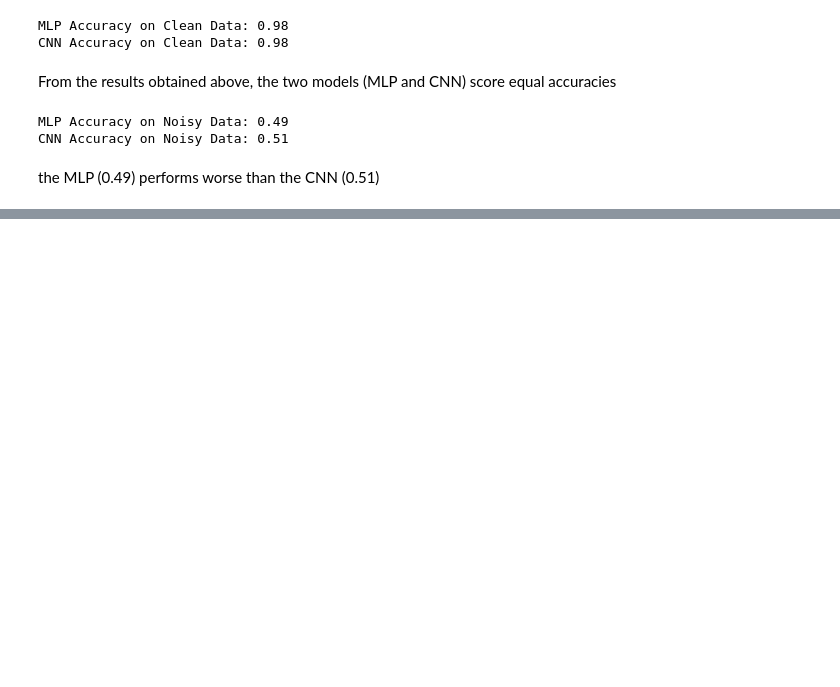
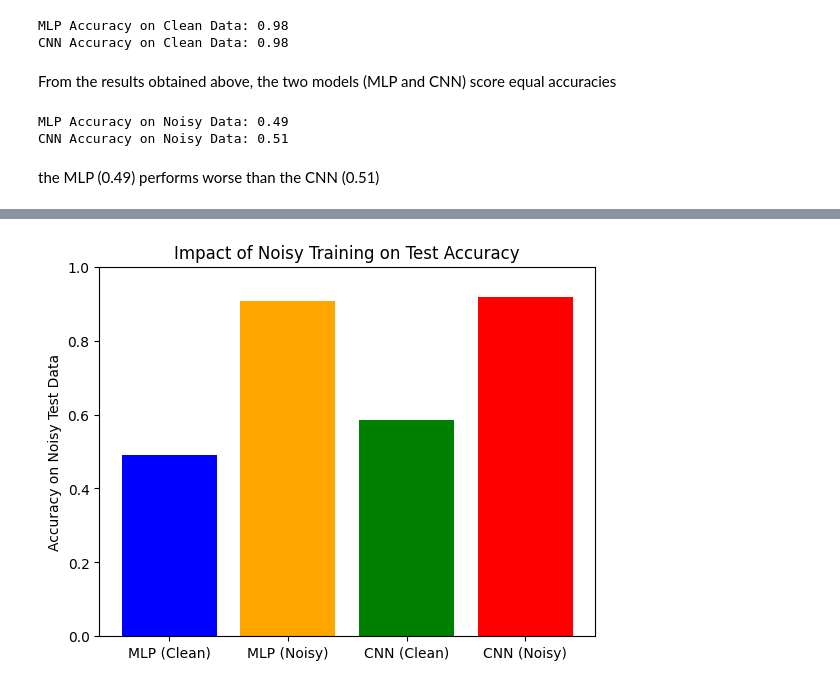
Before and after one commit to hiren-maddara/AI, a Jupyter notebook: hirenmmaddara_aiminiproject.ipynb, the cells around one changed output, grey strips where cells are left out. Saved outputs shown, nothing was run; the diff lists cells and outputs as text; code cells hidden in the pictures; blank space fills up the shorter version.

```diff
--- a/hirenmmaddara_aiminiproject.ipynb
+++ b/hirenmmaddara_aiminiproject.ipynb
@@ -231,0 +299,12 @@ plt.show()
+# %%
+# Bar chart to compare accuracies
+models = ['MLP (Clean)', 'MLP (Noisy)', 'CNN (Clean)', 'CNN (Noisy)']
+accuracies = [mlp_clean_accuracy, mlp_noisy_accuracy, cnn_clean_accuracy, cnn_noisy_accuracy]
+
+plt.bar(models, accuracies, color=['blue', 'orange', 'green', 'red'])
+plt.ylabel("Accuracy on Noisy Test Data")
+plt.title("Impact of Noisy Training on Test Accuracy")
+plt.ylim(0, 1)
+plt.show()
+# %% [output]
+[figure, added]
```
Also changed, not shown: parts of 12 cells of this notebook.
